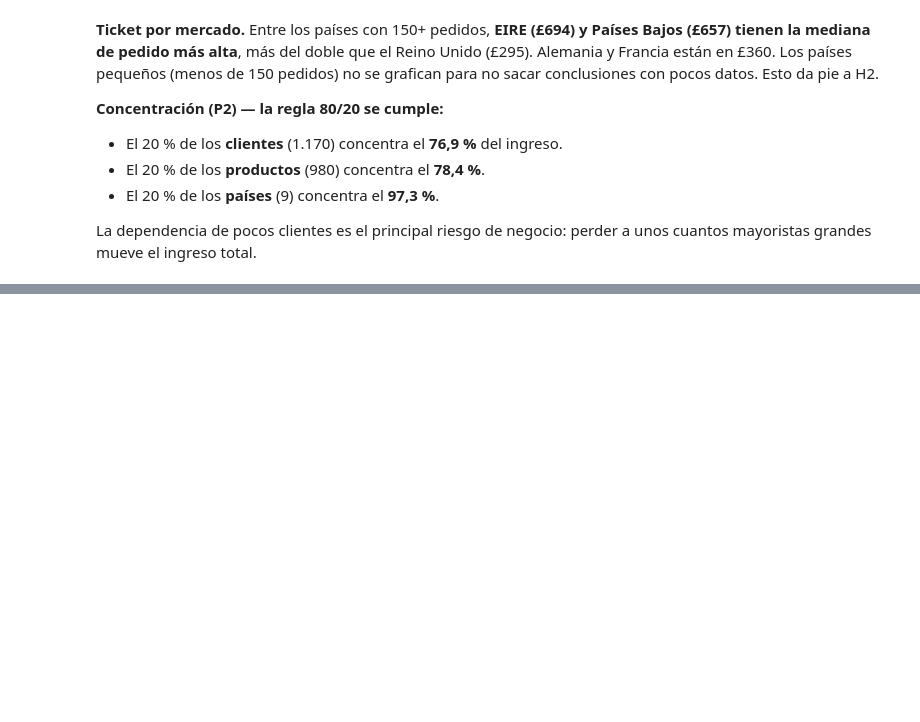
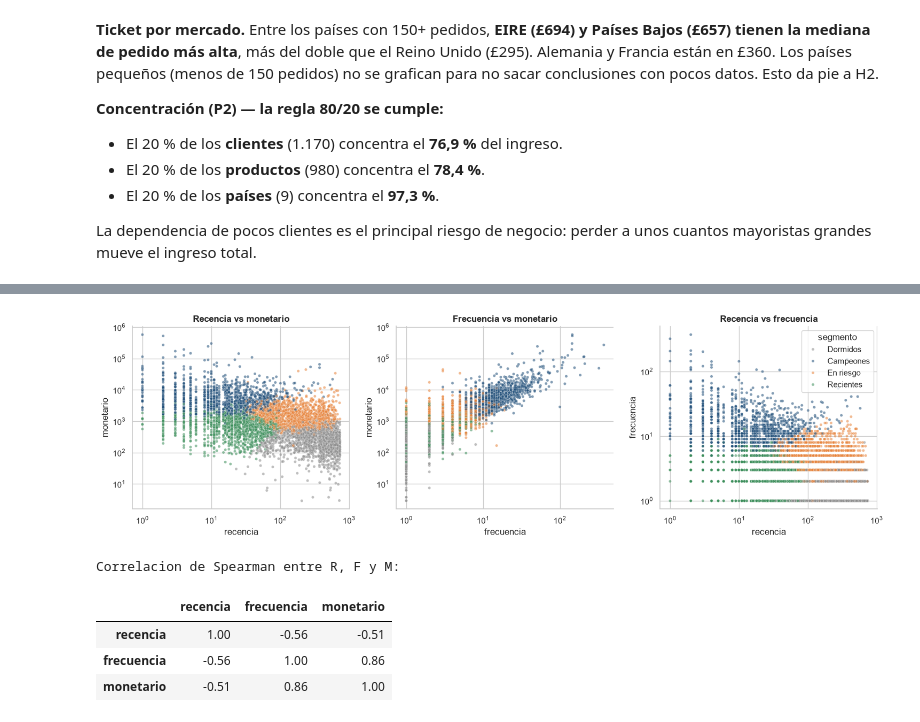
Before and after one commit to Xantyagoh/grupo3-bi-ecommerce, a Jupyter notebook: notebooks/03_eda.ipynb, the cells around one changed output, grey strips where cells are left out. Saved outputs shown, nothing was run; the diff lists cells and outputs as text; code cells hidden in the pictures; blank space fills up the shorter version.

```diff
--- a/notebooks/03_eda.ipynb
+++ b/notebooks/03_eda.ipynb
@@ -339,0 +394,20 @@ La dependencia de pocos clientes es el principal riesgo de negocio: perder a uno
+# %%
+K = 4
+km = KMeans(n_clusters=K, n_init=10, random_state=42).fit(Xs)
+rfm['cluster'] = km.labels_
+
+# Los nombres se asignan por PERFIL (no por el numero de cluster, que puede cambiar entre ejecuciones)
+perfil = rfm.groupby('cluster').agg(clientes=('cliente_id', 'size'), recencia=('recencia', 'median'),
+                                    frecuencia=('frecuencia', 'median'), monetario=('monetario', 'median'))
+mapa_nombres = {}
+mapa_nombres[perfil['monetario'].idxmax()] = 'Campeones'        # los que mas gastan
+resto = perfil.drop(index=list(mapa_nombres))
+mapa_nombres[resto['recencia'].idxmax()] = 'Dormidos'          # los que llevan mas tiempo sin comprar
+resto = perfil.drop(index=list(mapa_nombres))
+mapa_nombres[resto['recencia'].idxmax()] = 'En riesgo'         # de los 2 restantes, el menos reciente
+mapa_nombres[resto['recencia'].idxmin()] = 'Recientes'         # y el mas reciente
+rfm['segmento'] = rfm['cluster'].map(mapa_nombres)
+
+perfil['segmento'] = perfil.index.map(mapa_nombres)
+perfil['% ingreso'] = rfm.groupby('cluster')['monetario'].sum() / rfm['monetario'].sum() * 100
+perfil.set_index('segmento').sort_values('monetario', ascending=False)
@@ -339,0 +421,20 @@ La dependencia de pocos clientes es el principal riesgo de negocio: perder a uno
+# %%
+paleta = {'Campeones': AZUL, 'Recientes': VERDE, 'En riesgo': NARANJA, 'Dormidos': GRIS}
+fig, axs = plt.subplots(1, 3, figsize=(15, 4.5))
+pares = [('recencia', 'monetario'), ('frecuencia', 'monetario'), ('recencia', 'frecuencia')]
+for ax, (a, b) in zip(axs, pares):
+    sns.scatterplot(data=rfm, x=a, y=b, hue='segmento', palette=paleta, alpha=.55, s=14, ax=ax, legend=(a == 'recencia' and b == 'frecuencia'))
+    ax.set_xscale('log'); ax.set_yscale('log'); ax.set_title(f'{a.capitalize()} vs {b}')
+plt.tight_layout()
+plt.savefig(FIG / '03_rfm_segmentos.png', dpi=150, bbox_inches='tight')
+plt.show()
+
+print('Correlacion de Spearman entre R, F y M:')
+rfm[['recencia', 'frecuencia', 'monetario']].corr(method='spearman').round(2)
+# %% [output]
+[figure, added]
+Correlacion de Spearman entre R, F y M:
+|  | recencia | frecuencia | monetario |
+| recencia | 1.00 | -0.56 | -0.51 |
+| frecuencia | -0.56 | 1.00 | 0.86 |
+| monetario | -0.51 | 0.86 | 1.00 |
```
Also changed, not shown: parts of 9 cells of this notebook, 3 other files.
